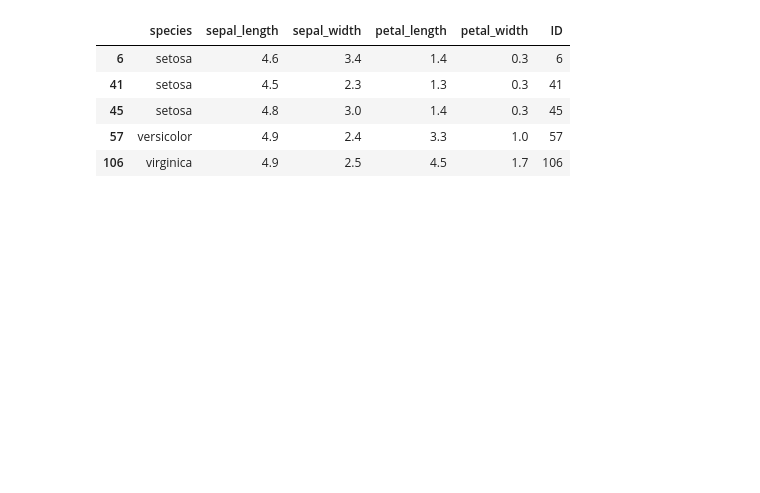
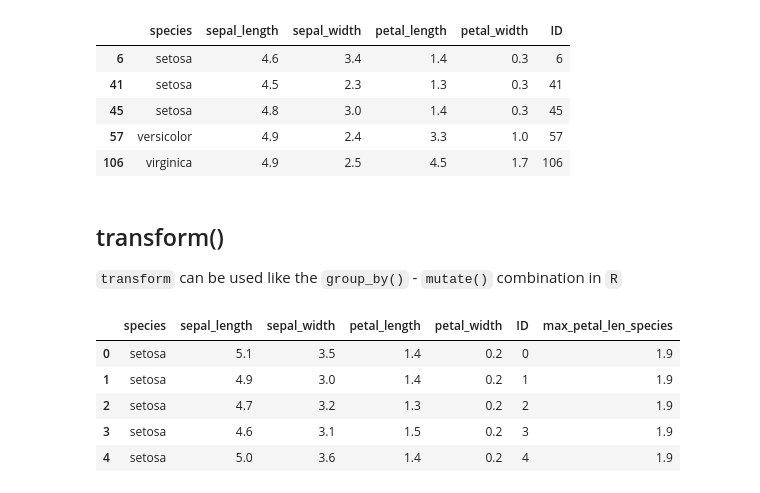
Before and after one commit to erblast/datistics, a Jupyter notebook: notebooks/02_R2Py_pandas.ipynb, the cells around one changed output. Drawn from its saved outputs; the diff is of its cells as text; code cells hidden in the pictures; blank space fills up the shorter version.

Commit message:
added .transform() to r2py pandas

```diff
--- a/notebooks/02_R2Py_pandas.ipynb
+++ b/notebooks/02_R2Py_pandas.ipynb
@@ -348,3 +348,17 @@ df.query('petal_width > 0.2 \
 | 45 | setosa | 4.8 | 3.0 | 1.4 | 0.3 | 45 |
 | 57 | versicolor | 4.9 | 2.4 | 3.3 | 1.0 | 57 |
 | 106 | virginica | 4.9 | 2.5 | 4.5 | 1.7 | 106 |
+# %% [markdown]
+##  transform()
+
+`transform` can be used like the `group_by()` - `mutate()` combination in `R`
+# %%
+df = df.assign( max_petal_len_species = lambda x: x.groupby('species').transform('max')['petal_length'] )
+df.head()
+# %% [output]
+|  | species | sepal_length | sepal_width | petal_length | petal_width | ID | max_petal_len_species |
+| 0 | setosa | 5.1 | 3.5 | 1.4 | 0.2 | 0 | 1.9 |
+| 1 | setosa | 4.9 | 3.0 | 1.4 | 0.2 | 1 | 1.9 |
+| 2 | setosa | 4.7 | 3.2 | 1.3 | 0.2 | 2 | 1.9 |
+| 3 | setosa | 4.6 | 3.1 | 1.5 | 0.2 | 3 | 1.9 |
+| 4 | setosa | 5.0 | 3.6 | 1.4 | 0.2 | 4 | 1.9 |
```
Also changed, not shown: parts of 4 cells of this notebook, 6 other files.
